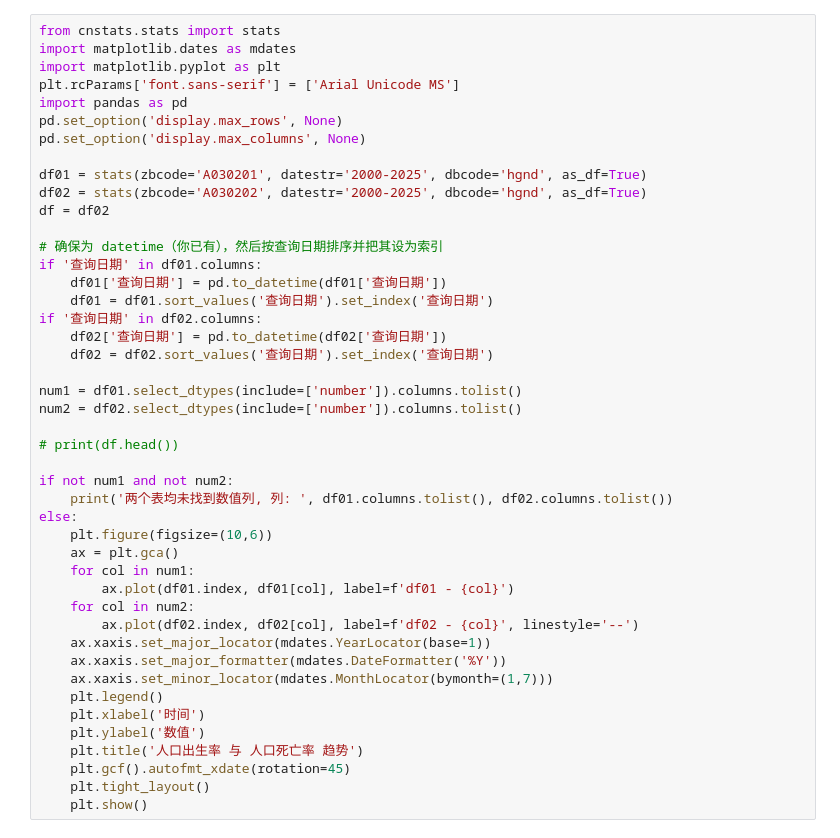
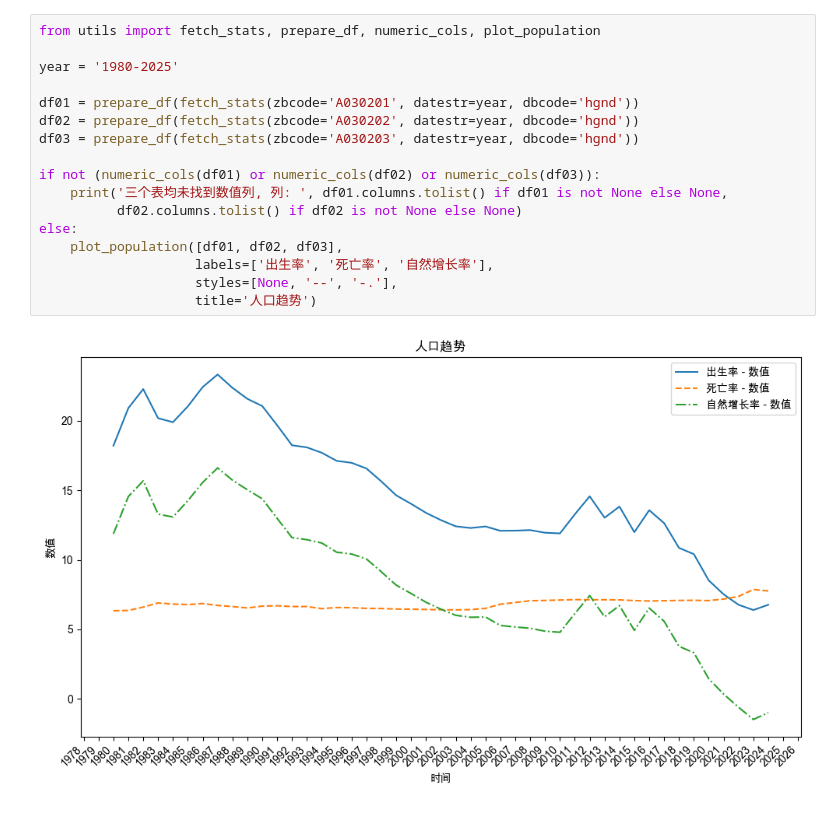
Before and after one commit to 1llysviel/IOP, a Jupyter notebook: cnA0302.ipynb, the cells around one changed output. Drawn from its saved outputs; the diff is of its cells as text.

```diff
--- a/cnA0302.ipynb
+++ b/cnA0302.ipynb
@@ -1,45 +1,19 @@
-# %%
-from cnstats.stats import stats
-import matplotlib.dates as mdates
-import matplotlib.pyplot as plt
-plt.rcParams['font.sans-serif'] = ['Arial Unicode MS']
-import pandas as pd
-pd.set_option('display.max_rows', None)
-pd.set_option('display.max_columns', None)
-
-df01 = stats(zbcode='A030201', datestr='2000-2025', dbcode='hgnd', as_df=True)
-df02 = stats(zbcode='A030202', datestr='2000-2025', dbcode='hgnd', as_df=True)
-df = df02
-
-# 确保为 datetime（你已有），然后按查询日期排序并把其设为索引
-if '查询日期' in df01.columns:
-    df01['查询日期'] = pd.to_datetime(df01['查询日期'])
-    df01 = df01.sort_values('查询日期').set_index('查询日期')
-if '查询日期' in df02.columns:
-    df02['查询日期'] = pd.to_datetime(df02['查询日期'])
-    df02 = df02.sort_values('查询日期').set_index('查询日期')
-
-num1 = df01.select_dtypes(include=['number']).columns.tolist()
-num2 = df02.select_dtypes(include=['number']).columns.tolist()
-
-# print(df.head())
-
-if not num1 and not num2:
-    print('两个表均未找到数值列, 列: ', df01.columns.tolist(), df02.columns.tolist())
-else:
-    plt.figure(figsize=(10,6))
-    ax = plt.gca()
-    for col in num1:
-        ax.plot(df01.index, df01[col], label=f'df01 - {col}')
-    for col in num2:
-        ax.plot(df02.index, df02[col], label=f'df02 - {col}', linestyle='--')
-    ax.xaxis.set_major_locator(mdates.YearLocator(base=1))
-    ax.xaxis.set_major_formatter(mdates.DateFormatter('%Y'))
-    ax.xaxis.set_minor_locator(mdates.MonthLocator(bymonth=(1,7)))
-    plt.legend()
-    plt.xlabel('时间')
-    plt.ylabel('数值')
-    plt.title('人口出生率 与 人口死亡率 趋势')
-    plt.gcf().autofmt_xdate(rotation=45)
-    plt.tight_layout()
-    plt.show()
+# %%
+from utils import fetch_stats, prepare_df, numeric_cols, plot_population
+
+year = '1980-2025'
+
+df01 = prepare_df(fetch_stats(zbcode='A030201', datestr=year, dbcode='hgnd'))
+df02 = prepare_df(fetch_stats(zbcode='A030202', datestr=year, dbcode='hgnd'))
+df03 = prepare_df(fetch_stats(zbcode='A030203', datestr=year, dbcode='hgnd'))
+
+if not (numeric_cols(df01) or numeric_cols(df02) or numeric_cols(df03)):
+    print('三个表均未找到数值列, 列: ', df01.columns.tolist() if df01 is not None else None,
+          df02.columns.tolist() if df02 is not None else None)
+else:
+    plot_population([df01, df02, df03],
+                    labels=['出生率', '死亡率', '自然增长率'],
+                    styles=[None, '--', '-.'],
+                    title='人口趋势')
+# %% [output]
+[figure, added]
```
Also changed, not shown: 2 other files.
